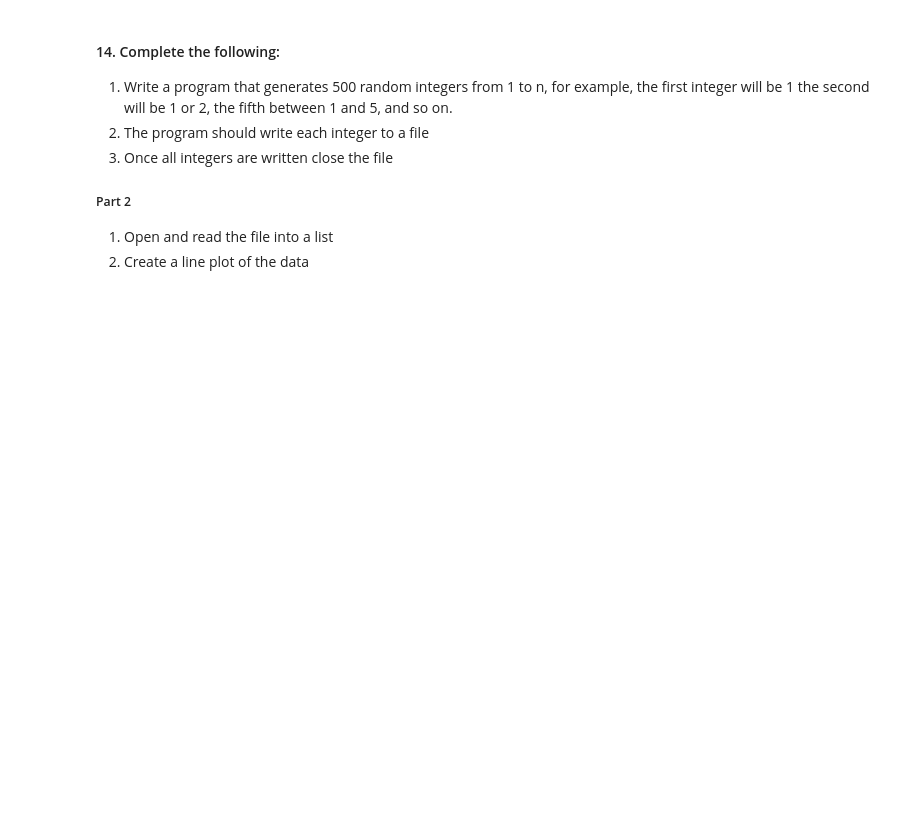
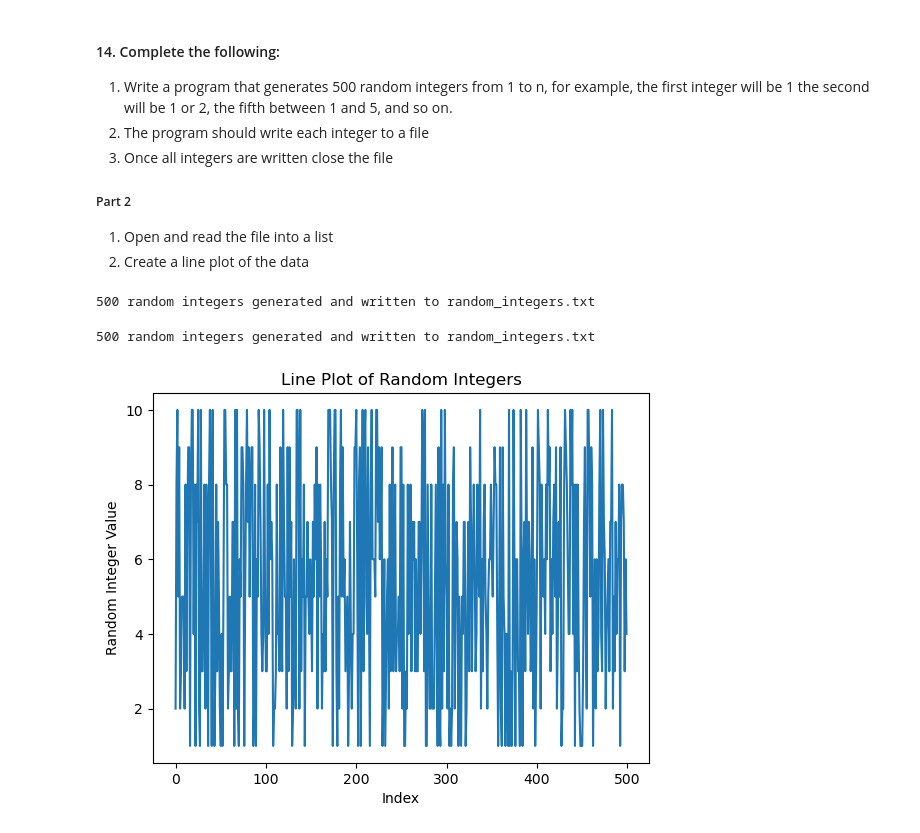
Before and after one commit to shreeyachitnis/Advanced_Programming, a Jupyter notebook: 01-python_concepts.ipynb, the cells around one changed output. Saved outputs shown, nothing was run; the diff lists cells and outputs as text; code cells hidden in the pictures; blank space fills up the shorter version.

```diff
--- a/01-python_concepts.ipynb
+++ b/01-python_concepts.ipynb
@@ -35,2 +120,15 @@ print(sales)
 # %% [markdown]
 #### 10. Opening, reading and writing files
+# %%
+file_path = r"C:\Users\cshre\OneDrive - Babson College\Shreeya\Semester 2\Advanced Programming\OIM7502_SP24\data\desolation_row.txt"  # Replace with the actual path to your file
+
+try:
+    with open(file_path, 'r') as file:
+        file_contents = file.read()
+        print("File contents:\n", file_contents)
+except FileNotFoundError:
+    print(f"File not found at path: {file_path}")
+except Exception as e:
+    print(f"An error occurred: {e}")
+
+type(file_contents)
@@ -48,3 +196,68 @@ print(sales)
 ##### Part 2
 1. Open and read the file into a list
 2. Create a line plot of the data
+# %%
+import random
+
+def generate_random_integers(n, num_integers, file_name):
+    with open(file_name, 'w') as file:
+        for _ in range(num_integers):
+            random_integer = random.randint(1, n)
+            file.write(str(random_integer) + '\n')
+
+if __name__ == "__main__":
+    n = 10  # You can change this value to set the upper limit of the range (1 to n)
+    num_integers = 500
+    file_name = "random_integers.txt"
+
+    generate_random_integers(n, num_integers, file_name)
+
+    print(f"{num_integers} random integers generated and written to {file_name}")
+
+
+    # Read the file into a list
+    data_list = read_file_into_list(file_name)
+
+    # Create a line plot of the data
+    create_line_plot(data_list)
+# %% [output]
+500 random integers generated and written to random_integers.txt
+# %%
+import random
+import matplotlib.pyplot as plt
+
+def generate_random_integers(n, num_integers, file_name):
+    with open(file_name, 'w') as file:
+        for _ in range(num_integers):
+            random_integer = random.randint(1, n)
+            file.write(str(random_integer) + '\n')
+
+def read_file_into_list(file_name):
+    with open(file_name, 'r') as file:
+        integers_list = [int(line.strip()) for line in file]
+    return integers_list
+
+def create_line_plot(data):
+    plt.plot(data)
+    plt.title("Line Plot of Random Integers")
+    plt.xlabel("Index")
+    plt.ylabel("Random Integer Value")
+    plt.show()
+
+if __name__ == "__main__":
+    n = 10  # You can change this value to set the upper limit of the range (1 to n)
+    num_integers = 500
+    file_name = "random_integers.txt"
+
+    generate_random_integers(n, num_integers, file_name)
+
+    print(f"{num_integers} random integers generated and written to {file_name}")
+
+    # Read the file into a list
+    data_list = read_file_into_list(file_name)
+
+    # Create a line plot of the data
+    create_line_plot(data_list)
+# %% [output]
+500 random integers generated and written to random_integers.txt
+[figure, added]
```
Also changed, not shown: parts of 16 cells of this notebook.
